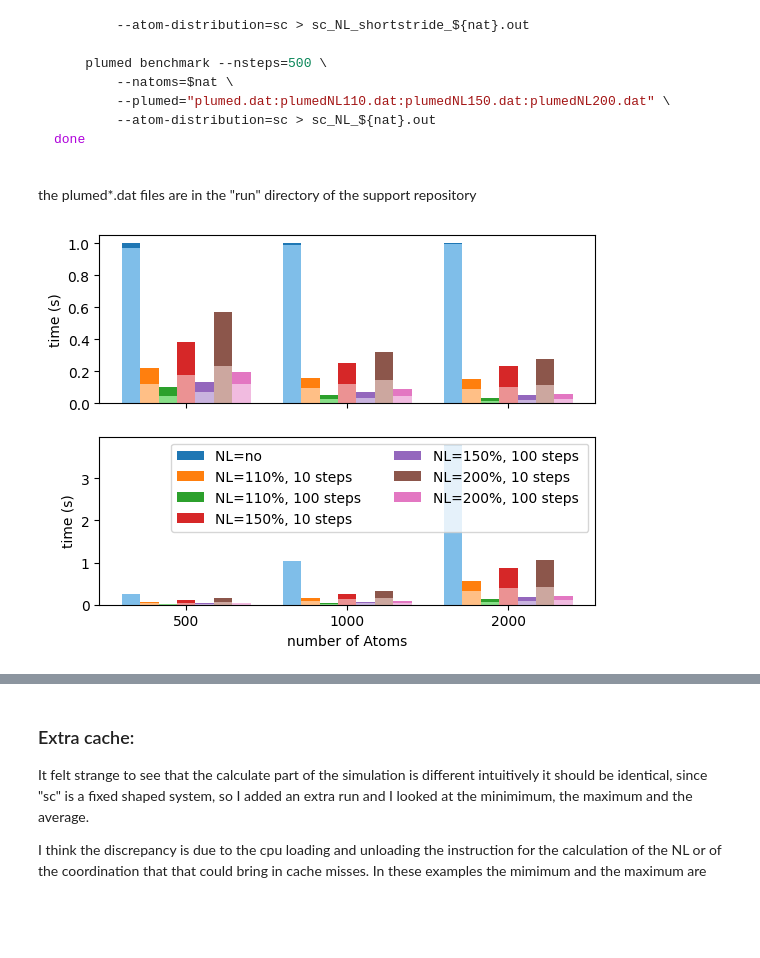
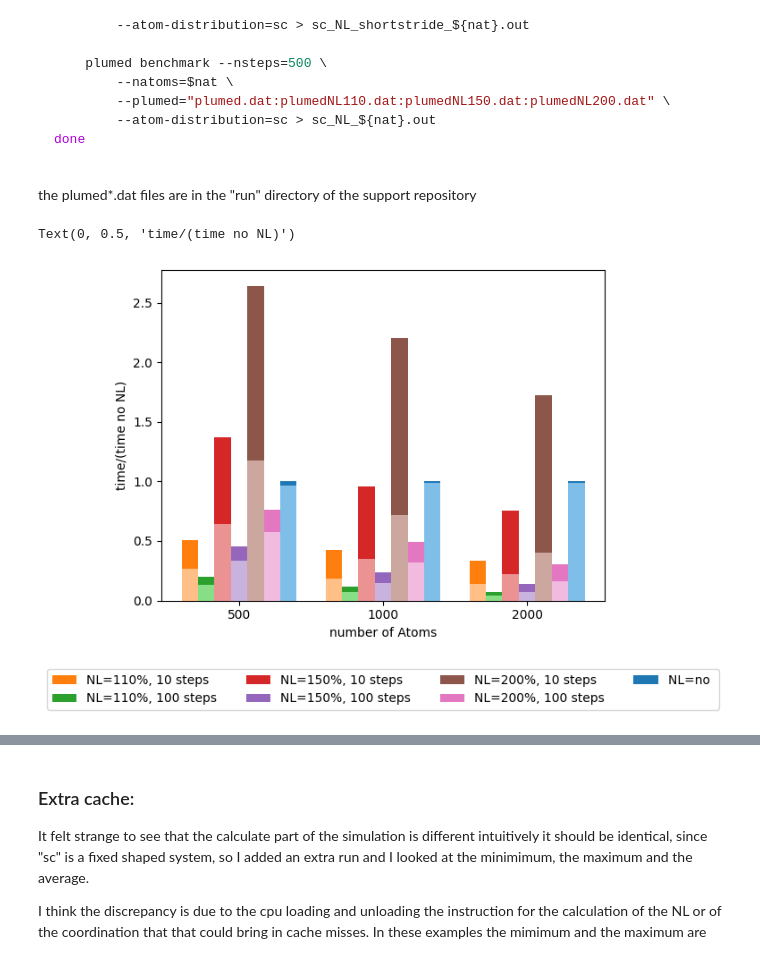
Before and after one commit to Iximiel/plumed-school-benchmark, a Jupyter notebook: Tutorial.ipynb, the cells around one changed output, grey strips where cells are left out. Cells and saved outputs as stored; diff of their text form; code cells hidden in the pictures; blank space fills up the shorter version.

````diff
--- a/Tutorial.ipynb
+++ b/Tutorial.ipynb
@@ -167,34 +222,34 @@ done
 ```
 the plumed*.dat files are in the "run" directory of the support repository
 # %%
-benchmarks100=[]
-benchmarks10=[]
+benchmarks=[]
 
+#preload the full files in memory
 for atoms in [500, 1000, 2000]:
-    with open(f"./run/sc_NL_shortstride_{atoms}.out") as f:
-        benchmarks10.append(parse_full_benchmark_output(f.readlines()))
-    with open(f"./run/sc_NL_{atoms}.out") as f:
-        benchmarks100.append(parse_full_benchmark_output(f.readlines()))
+    with open(f"./run/sc_NL_all_{atoms}.out") as f:
+        benchmarks.append(parse_full_benchmark_output(f.readlines()))
 
+#extract the rows we want to plot from the preloaded files
+rows_to_extract=[plmdbppconst.TOTALTIME,plmdbppconst.CALCULATE]
 t=[]
-rows_to_extract=[plmdbppconst.TOTALTIME,plmdbppconst.CALCULATE]
-t.append(convert_to_table(benchmarks10,kernel="this",inputlist="plumed.dat",rows_to_extract=rows_to_extract))
-NL=["no","110%, 10 steps" , "110%, 100 steps", "150%, 10 steps", "150%, 100 steps", "200%, 10 steps", "200%, 100 steps"]
+
 for perc in [110, 150, 200]:
-    t.append(convert_to_table(benchmarks10,kernel="this",inputlist=f"plumedNL{perc}_shortstride.dat",rows_to_extract=rows_to_extract))
-    t.append(convert_to_table(benchmarks100,kernel="this",inputlist=f"plumedNL{perc}.dat",rows_to_extract=rows_to_extract))
-colors=[f"C{i}" for i in range(len(t))]
+    t.append(convert_to_table(benchmarks,kernel="this",inputlist=f"plumedNL{perc}_shortstride.dat",rows_to_extract=rows_to_extract))
+    t.append(convert_to_table(benchmarks,kernel="this",inputlist=f"plumedNL{perc}.dat",rows_to_extract=rows_to_extract))
+t.append(convert_to_table(benchmarks,kernel="this",inputlist="plumed.dat",rows_to_extract=rows_to_extract))
+
+#these are the label of the columns
+NL=["110%, 10 steps" , "110%, 100 steps", "150%, 10 steps", "150%, 100 steps", "200%, 10 steps", "200%, 100 steps","no"]
+#plot the histogram with a fancy layout
+fig,ax =plt.subplots()
+colors=[f"C{i}" for i in range(1,len(t))]+["C0"]
 lc=[lighten_color(c) for c in colors]
-fig,axes =plt.subplots(2,1,sharex=True)
-plot_histo(axes[0],t,plmdbppconst.TOTALTIME, titles=[f"NL={nl} " for nl in NL],relative_to=0,colors=colors)
-plot_histo(axes[0],t,plmdbppconst.CALCULATE, relative_to=0, relative_to_row=plmdbppconst.TOTALTIME,colors=lc)
-plot_histo(axes[1],t,plmdbppconst.TOTALTIME, titles=[f"NL={nl} " for nl in NL],colors=colors)
-plot_histo(axes[1],t,plmdbppconst.CALCULATE, colors=lc)
+plot_histo(ax,t,plmdbppconst.TOTALTIME, titles=[f"NL={nl} " for nl in NL],relative_to=-1,colors=colors)
+plot_histo(ax,t,plmdbppconst.CALCULATE, relative_to=-1, relative_to_row=plmdbppconst.TOTALTIME,colors=lc)
 
-axes[1].set_xlabel("number of Atoms")
-axes[1].legend(ncols=2)
-for ax in axes:
-     ax.set_ylabel("time (s)")
-#here the lighter color is the time spent in calculate()
+ax.set_xlabel("number of Atoms")
+ax.legend(ncols=4,loc="lower center", bbox_to_anchor=(0.5, -0.35))
+ax.set_ylabel("time/(time no NL)")
 # %% [output]
+Text(0, 0.5, 'time/(time no NL)')
-[figure, old version]
+[figure, new version]
````
Also changed, not shown: parts of 8 cells of this notebook, 53 other files.
